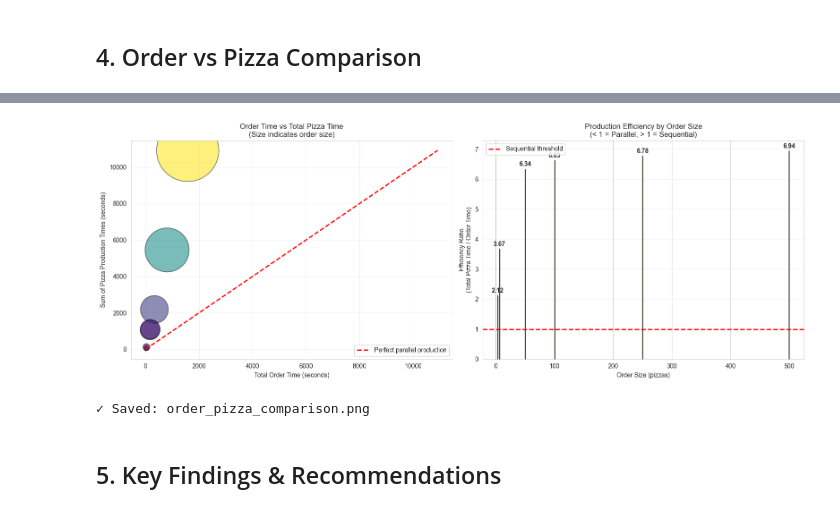
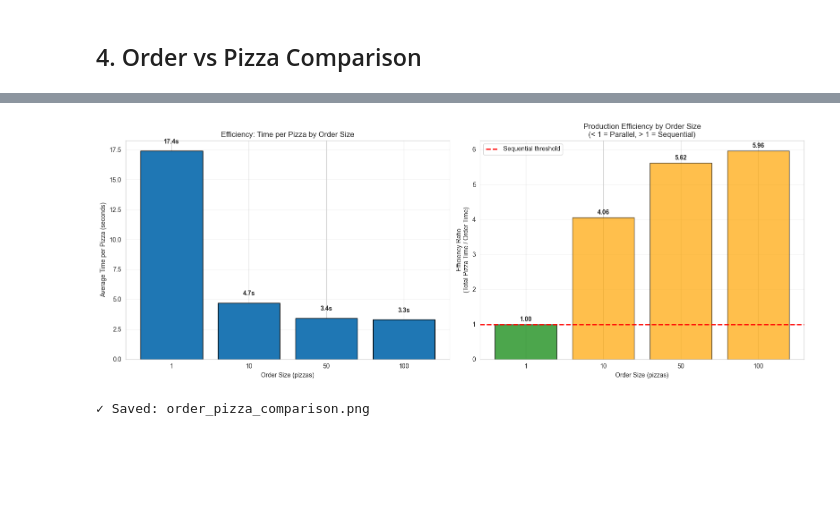
Before and after one commit to The-European-Avengers/pizza-i4-architecture-group2, a Jupyter notebook: src/data-analysis/analysis2.ipynb, the cells around one changed output, grey strips where cells are left out. Cells and saved outputs as stored; diff of their text form; code cells hidden in the pictures; blank space fills up the shorter version.

```diff
--- a/src/data-analysis/analysis2.ipynb
+++ b/src/data-analysis/analysis2.ipynb
@@ -39,8 +38,8 @@ Requirement already satisfied: six>=1.5 in /Users/arejula11/Documents/Master/Arc
 ## 1. Data Loading and Preparation
 # %%
 # Load data
-order_df = pd.read_csv('order-data.csv')
-pizza_df = pd.read_csv('pizza-data.csv')
+order_df = pd.read_csv('experiment-data/order_latency.csv')
+pizza_df = pd.read_csv('experiment-data/pizza_latency.csv')
 
 print(f"Original Orders: {len(order_df)}")
 print(f"Original Pizzas: {len(pizza_df)}")
@@ -193,6 +186,7 @@ print("✓ Saved: order_analysis_comprehensive.png")
 ## 3. Pizza-Level Analysis
 # %%
 # Merge pizza data with order size
+completed_pizzas['S_ORDER_ID'] = completed_pizzas['S_ORDER_ID'].astype(str)
 pizza_enriched = completed_pizzas.merge(
     order_df[['ORDERID', 'ORDERSIZE']],
     left_on='S_ORDER_ID',
@@ -200,9 +194,7 @@ pizza_enriched = completed_pizzas.merge(
     how='left'
 )
 
-print("=" * 60)
 print("PIZZA LATENCY STATISTICS")
-print("=" * 60)
 print(f"\nMean: {pizza_enriched['LATENCY_S'].mean():.2f}s")
 print(f"Median: {pizza_enriched['LATENCY_S'].median():.2f}s")
 print(f"Std Dev: {pizza_enriched['LATENCY_S'].std():.2f}s")
@@ -210,12 +202,10 @@ print(f"Min: {pizza_enriched['LATENCY_S'].min():.2f}s")
 print(f"Max: {pizza_enriched['LATENCY_S'].max():.2f}s")
 
 # Analysis by order size
-print("\n" + "=" * 60)
 print("PIZZA LATENCY BY ORDER SIZE")
-print("=" * 60)
 pizza_by_size = pizza_enriched.groupby('ORDERSIZE').agg({
     'LATENCY_S': ['count', 'mean', 'median', 'std', 'min', 'max']
 }).round(2)
 pizza_by_size.columns = ['Count', 'Mean(s)', 'Median(s)', 'Std(s)', 'Min(s)', 'Max(s)']
-print(pizza_by_size)
+display(pizza_by_size)
 # %% [output]
@@ -328,40 +260,69 @@ Average efficiency ratio: 5.55
 # %%
 fig, axes = plt.subplots(1, 2, figsize=(16, 6))
+# Group in categorical order
+efficiency_by_size = comparison.groupby('ORDERSIZE')['EFFICIENCY_RATIO'].mean()
 
-# 1. Order time vs sum of pizza times
-axes[0].scatter(comparison['LATENCY_S'], comparison['TOTAL_PIZZA_TIME'],
-                s=comparison['ORDERSIZE']*20, alpha=0.6, c=comparison['ORDERSIZE'],
-                cmap='viridis', edgecolors='black')
-max_val = max(comparison['LATENCY_S'].max(), comparison['TOTAL_PIZZA_TIME'].max())
-axes[0].plot([0, max_val], [0, max_val], 'r--', linewidth=2, label='Perfect parallel production')
-axes[0].set_xlabel('Total Order Time (seconds)')
-axes[0].set_ylabel('Sum of Pizza Production Times (seconds)')
-axes[0].set_title('Order Time vs Total Pizza Time\n(Size indicates order size)')
-axes[0].legend()
-axes[0].grid(True, alpha=0.3)
+# ---Average latency per pizza by order size---
+# Numeric version for calculations
+completed_orders["ORDERSIZE_NUM"] = completed_orders["ORDERSIZE"].astype(int)
+# Compute time per pizza
+completed_orders['LATENCY_PER_PIZZA'] = (
+    completed_orders['LATENCY_S'] / completed_orders['ORDERSIZE_NUM']
+)
+# Sort order sizes numerically
+order_sizes_sorted = sorted(
+    completed_orders["ORDERSIZE"].unique(),
+    key=lambda x: int(x)
+)
+# Compute and reorder averages
+avg_per_pizza = (
+    completed_orders.groupby('ORDERSIZE')['LATENCY_PER_PIZZA']
+    .mean()
+    .reindex(order_sizes_sorted)
+)
+# Plot
+axes[0].bar(
+    avg_per_pizza.index,
+    avg_per_pizza.values,
+    edgecolor='black'
+)
+axes[0].set_xlabel('Order Size (pizzas)')
+axes[0].set_ylabel('Average Time per Pizza (seconds)')
+axes[0].set_title('Efficiency: Time per Pizza by Order Size')
+axes[0].grid(True, alpha=0.3, axis='y')
 
-# 2. Efficiency ratio by order size
-efficiency_by_size = comparison.groupby('ORDERSIZE')['EFFICIENCY_RATIO'].mean()
-bars = axes[1].bar(efficiency_by_size.index, efficiency_by_size.values,
-                   color=['green' if x < 1 else 'orange' for x in efficiency_by_size.values],
-                   edgecolor='black', alpha=0.7)
+# Add labels on bars
+for i, v in enumerate(avg_per_pizza.values):
+    axes[0].text(
+        avg_per_pizza.index[i], v + 0.5,
+        f'{v:.1f}s', ha='center', va='bottom', fontweight='bold'
+    )
+
+# Plot
+bars = axes[1].bar(
+    efficiency_by_size.index,
+    efficiency_by_size.values,
+    color=['green' if x < 1 else 'orange' for x in efficiency_by_size.values],
+    edgecolor='black',
+    alpha=0.7
+)
+
 axes[1].axhline(y=1, color='red', linestyle='--', linewidth=2, label='Sequential threshold')
 axes[1].set_xlabel('Order Size (pizzas)')
 axes[1].set_ylabel('Efficiency Ratio\n(Total Pizza Time / Order Time)')
 axes[1].set_title('Production Efficiency by Order Size\n(< 1 = Parallel, > 1 = Sequential)')
 axes[1].legend()
 axes[1].grid(True, alpha=0.3, axis='y')
+
 
 # Add value labels
 for i, (idx, val) in enumerate(efficiency_by_size.items()):
     axes[1].text(idx, val + 0.05, f'{val:.2f}', ha='center', va='bottom', fontweight='bold')
 
 plt.tight_layout()
 plt.savefig('order_pizza_comparison.png', dpi=300, bbox_inches='tight')
 plt.show()
 print("✓ Saved: order_pizza_comparison.png")
 # %% [output]
-[figure, old version]
+[figure, new version]
 ✓ Saved: order_pizza_comparison.png
-# %% [markdown]
-## 5. Key Findings & Recommendations
```
Also changed, not shown: parts of 10 cells of this notebook, 2 other files.
